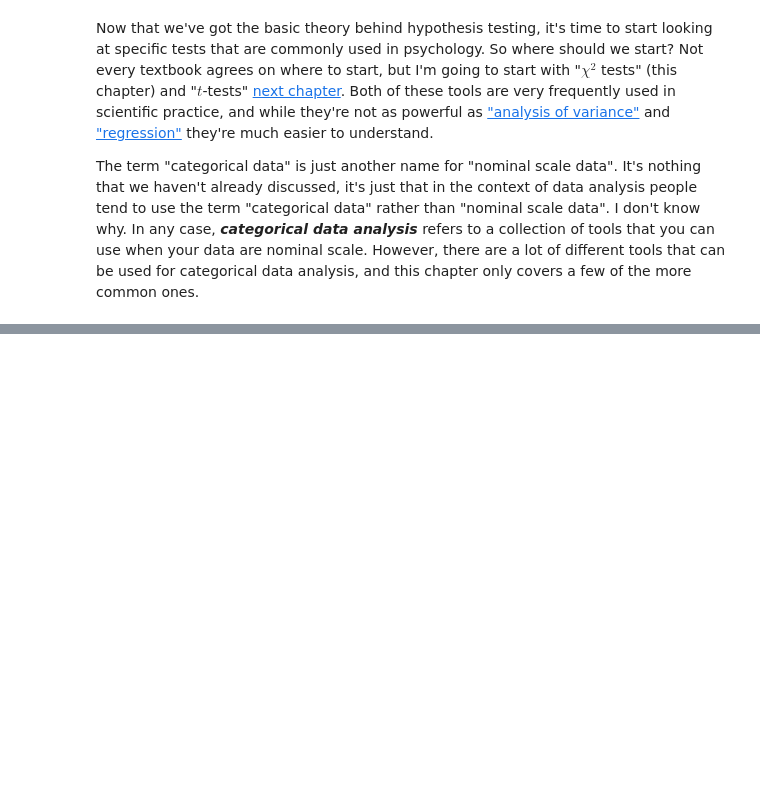
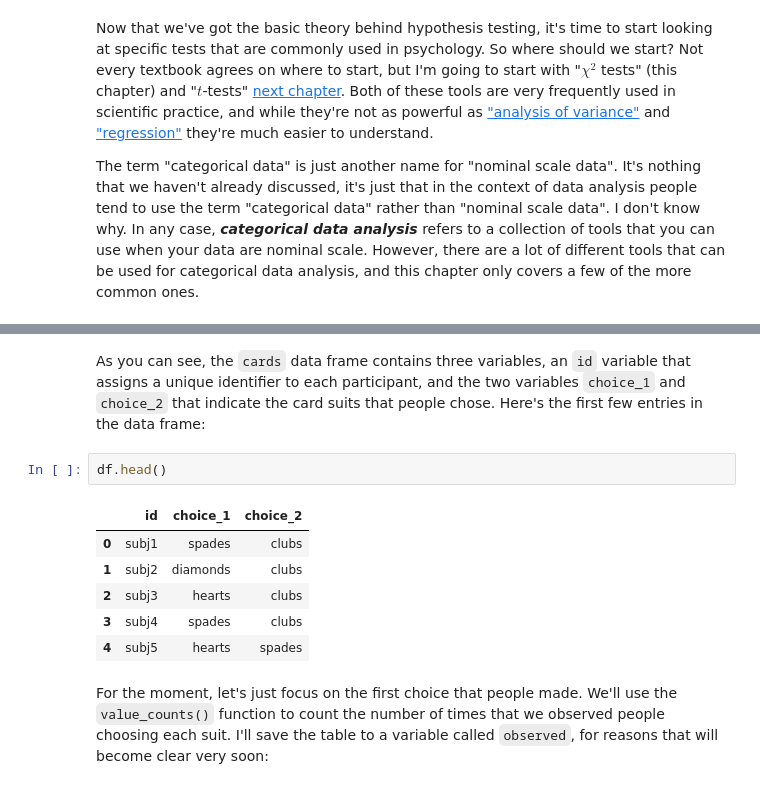
Before and after one commit to ethanweed/pythonbook, a Jupyter notebook: Book/_build/jupyter_execute/05.01-chisquare.ipynb, the cells around one changed output, grey strips where cells are left out. Drawn from its saved outputs; the diff is of its cells as text; blank space fills up the shorter version.

```diff
--- a/Book/_build/jupyter_execute/05.01-chisquare.ipynb
+++ b/Book/_build/jupyter_execute/05.01-chisquare.ipynb
@@ -776,0 +37,13 @@ If you're interested in learning more about categorical data analysis, a good fi
+# %% [markdown]
+As you can see, the `cards` data frame contains three variables, an `id` variable that assigns a unique identifier to each participant, and the two variables `choice_1` and `choice_2` that indicate the card suits that people chose. Here's the first few entries in the data frame:
+# %%
+df.head()
+# %% [output]
+|  | id | choice_1 | choice_2 |
+| 0 | subj1 | spades | clubs |
+| 1 | subj2 | diamonds | clubs |
+| 2 | subj3 | hearts | clubs |
+| 3 | subj4 | spades | clubs |
+| 4 | subj5 | hearts | spades |
+# %% [markdown]
+For the moment, let's just focus on the first choice that people made. We'll use the `value_counts()` function to count the number of times that we observed people choosing each suit. I'll save the table to a variable called `observed`, for reasons that will become clear very soon:
```
Also changed, not shown: parts of 9 cells of this notebook, 31 other files.
